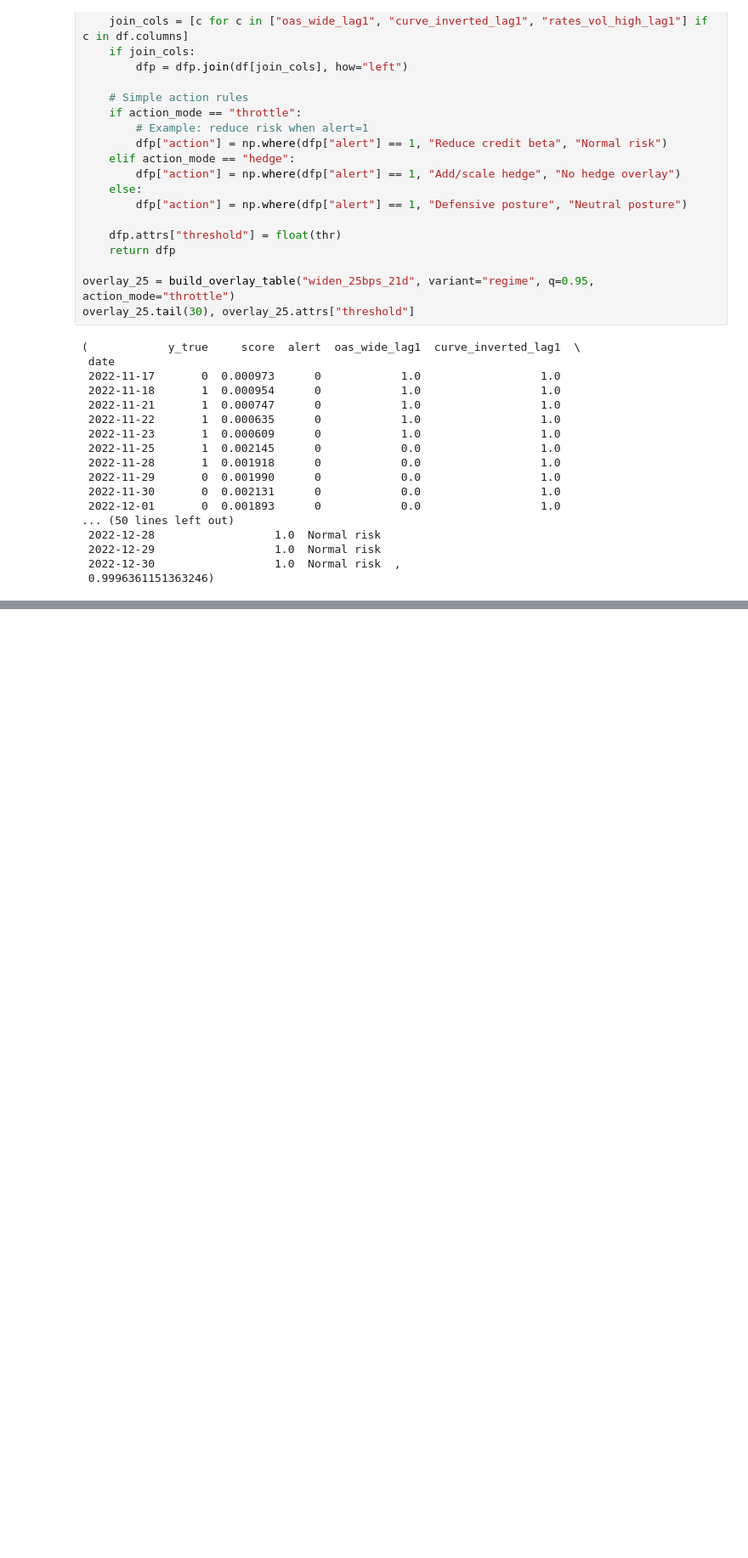
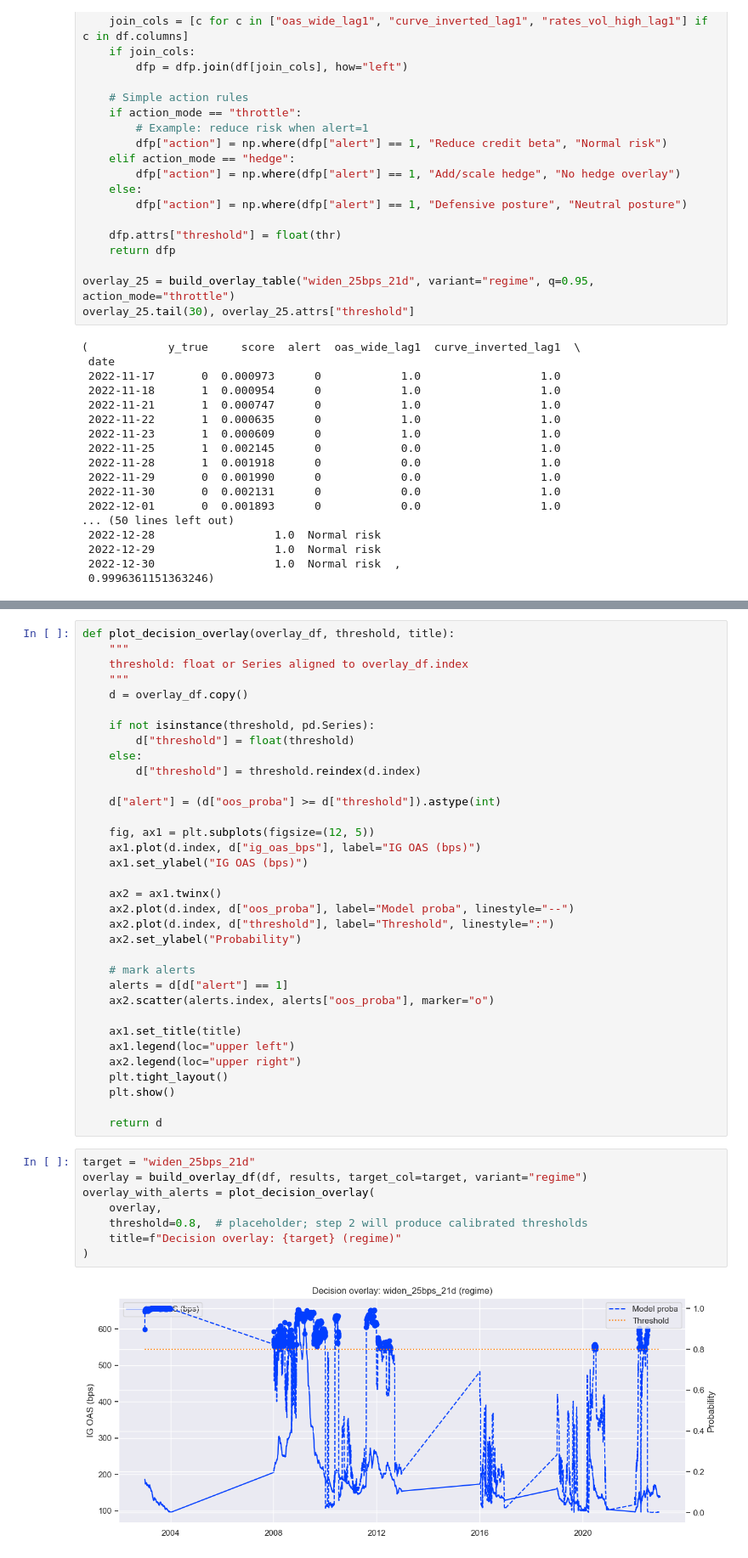
Before and after one commit to WickedoneC/credit_spread_regime, a Jupyter notebook: notebooks/01_eda_spread_regimes.ipynb, the cells around one changed output, grey strips where cells are left out. Shown at 85% size. Cells and saved outputs as stored; diff of their text form; blank space fills up the shorter version.

```diff
--- a/notebooks/01_eda_spread_regimes.ipynb
+++ b/notebooks/01_eda_spread_regimes.ipynb
@@ -1800,0 +1824,44 @@ overlay_25.tail(30), overlay_25.attrs["threshold"]
+# %%
+def plot_decision_overlay(overlay_df, threshold, title):
+    """
+    threshold: float or Series aligned to overlay_df.index
+    """
+    d = overlay_df.copy()
+
+    if not isinstance(threshold, pd.Series):
+        d["threshold"] = float(threshold)
+    else:
+        d["threshold"] = threshold.reindex(d.index)
+
+    d["alert"] = (d["oos_proba"] >= d["threshold"]).astype(int)
+
+    fig, ax1 = plt.subplots(figsize=(12, 5))
+    ax1.plot(d.index, d["ig_oas_bps"], label="IG OAS (bps)")
+    ax1.set_ylabel("IG OAS (bps)")
+
+    ax2 = ax1.twinx()
+    ax2.plot(d.index, d["oos_proba"], label="Model proba", linestyle="--")
+    ax2.plot(d.index, d["threshold"], label="Threshold", linestyle=":")
+    ax2.set_ylabel("Probability")
+
+    # mark alerts
+    alerts = d[d["alert"] == 1]
+    ax2.scatter(alerts.index, alerts["oos_proba"], marker="o")
+
+    ax1.set_title(title)
+    ax1.legend(loc="upper left")
+    ax2.legend(loc="upper right")
+    plt.tight_layout()
+    plt.show()
+
+    return d
+# %%
+target = "widen_25bps_21d"
+overlay = build_overlay_df(df, results, target_col=target, variant="regime")
+overlay_with_alerts = plot_decision_overlay(
+    overlay,
+    threshold=0.8,  # placeholder; step 2 will produce calibrated thresholds
+    title=f"Decision overlay: {target} (regime)"
+)
+# %% [output]
+[figure, added]
```
Also changed, not shown: parts of 9 cells of this notebook, 3 other files.
